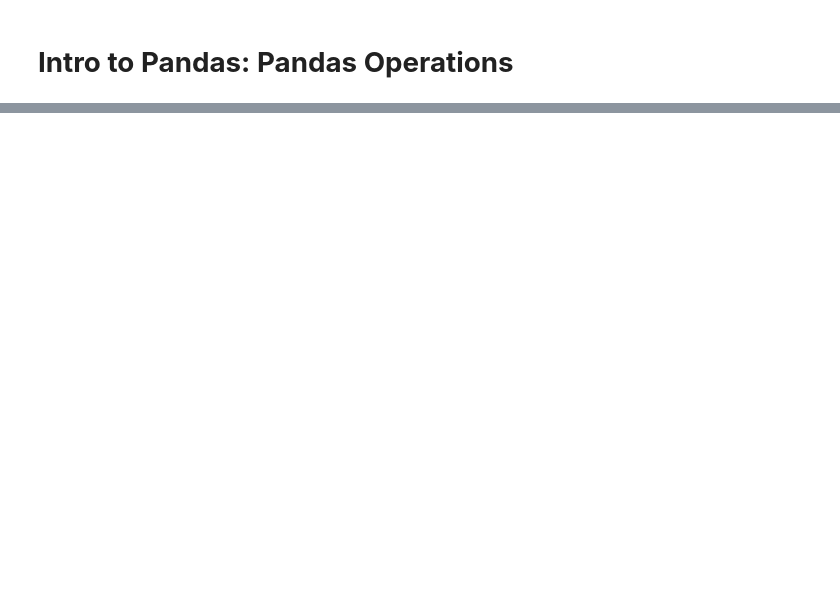
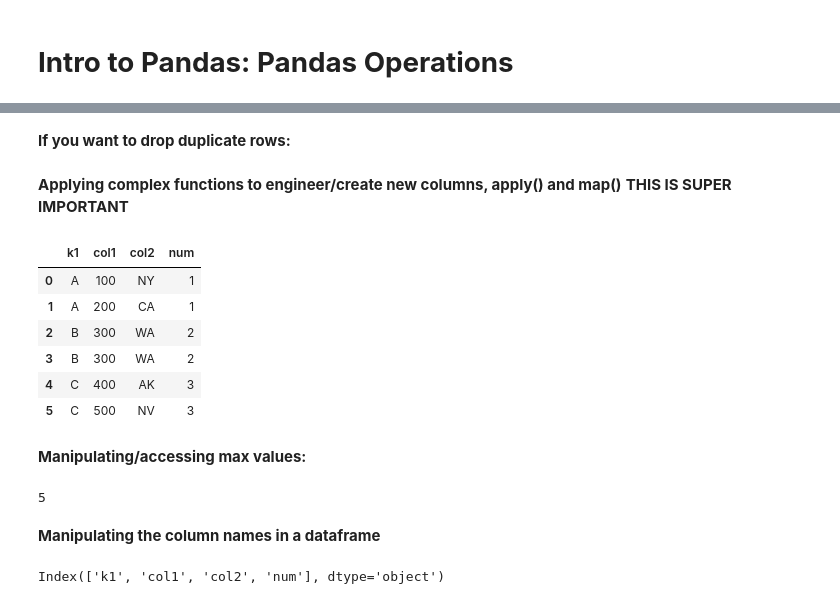
Before and after one commit to eflatt/udemy-Complete-Tensorflow-2-and-Keras, a Jupyter notebook: intro_to_pandas.ipynb, the cells around one changed output, grey strips where cells are left out. Saved outputs shown, nothing was run; the diff lists cells and outputs as text; code cells hidden in the pictures; blank space fills up the shorter version.

```diff
--- a/intro_to_pandas.ipynb
+++ b/intro_to_pandas.ipynb
@@ -436,0 +421,7 @@ df.groupby('Geography').describe()
+# %%
+# Set up your datastructures to play with...
+import pandas as pd
+
+df_one = pd.DataFrame({'k1':['A', 'A', 'B', 'B','C','C'],
+                       'col1':[100,200,300,300,400,500],
+                       'col2':['NY','CA','WA','WA','AK','NV']})
@@ -436,0 +440,2 @@ df.groupby('Geography').describe()
+# %% [markdown]
+**If you want to drop duplicate rows:**
@@ -436,0 +446,58 @@ df.groupby('Geography').describe()
+# %% [markdown]
+**Applying complex functions to engineer/create new columns, apply() and map()**
+**THIS IS SUPER IMPORTANT**
+# %%
+# To add a new column and construct it from other columns
+# This is review:
+df_one['NEW']=df_one['col1'] * 10
+df_one
+# %%
+# But if we want to do something more complex
+# E.g. : We want to create a new column that is composed of the first letter
+# of every state name in col2.
+
+# First, create a py function that will operate on every row in a column:
+def grab_first_letter(state):
+  return state[0]
+
+# Now use the apply method to apply this function to every row:
+# no (), just name the function you defined
+df_one['first_letter'] = df_one['col2'].apply(grab_first_letter)
+
+df_one
+# %%
+# Another thing you can do is create a map (a dictionary) that maps one
+# value to another value, then just .map() it to the frame:
+# Note that the map() is not in place destructive it needs to be assigned
+# (or a new column created as below):
+
+# the keys in my_map correspond to values in the column to which
+# the map is being .map()'ped
+my_map = {'A':1, 'B':2, 'C':3}
+df_one['num']=df_one['k1'].map(my_map)
+df_one
+# %% [output]
+|  | k1 | col1 | col2 | num |
+| 0 | A | 100 | NY | 1 |
+| 1 | A | 200 | CA | 1 |
+| 2 | B | 300 | WA | 2 |
+| 3 | B | 300 | WA | 2 |
+| 4 | C | 400 | AK | 3 |
+| 5 | C | 500 | NV | 3 |
+# %% [markdown]
+**Manipulating/accessing max values:**
+# %%
+# Max value in col1?
+df_one['col1'].max()
+
+# Where is that max value located?
+df_one['col1'].idxmax()
+# %% [output]
+5
+# %% [markdown]
+**Manipulating the column names in a dataframe**
+# %%
+# What are the column names?
+df_one.columns
+# %% [output]
+Index(['k1', 'col1', 'col2', 'num'], dtype='object')
```
Also changed, not shown: parts of 24 cells of this notebook.
